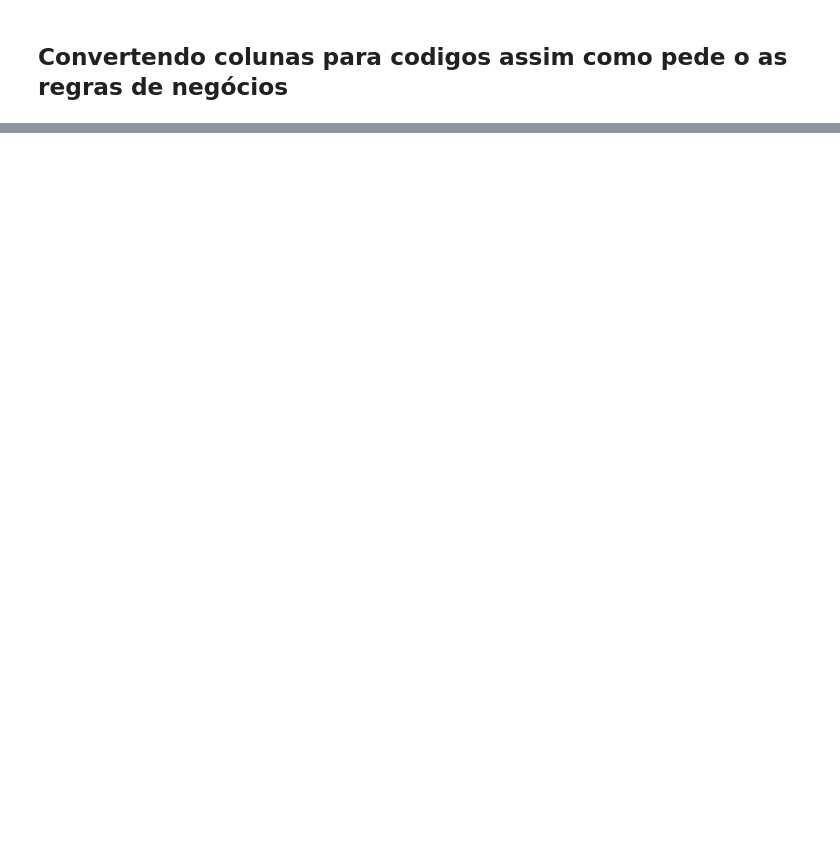
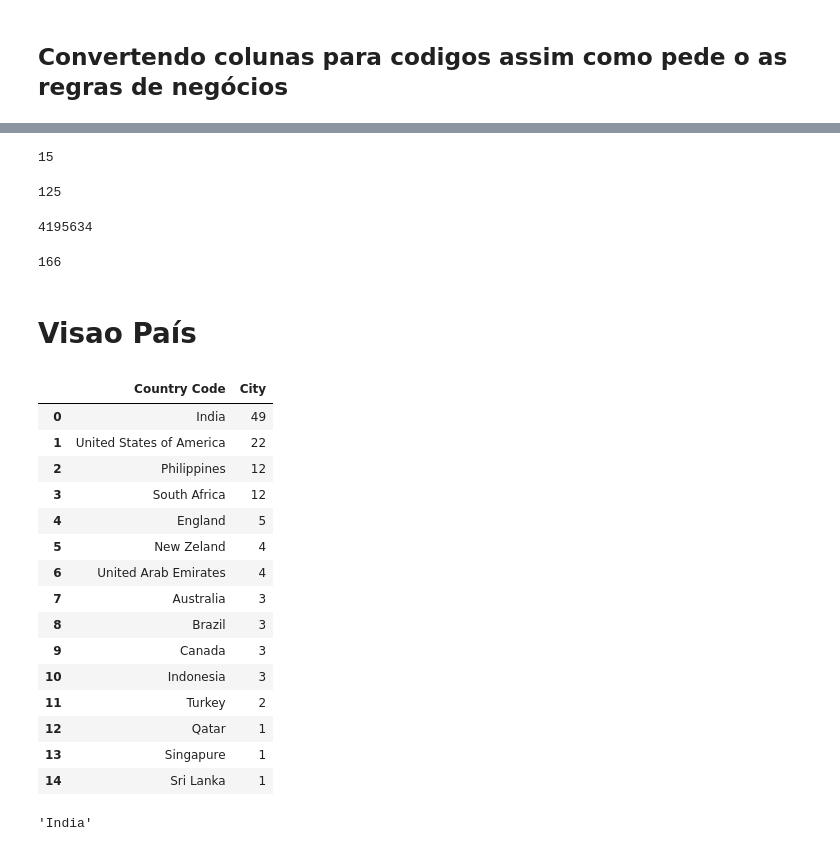
Before and after one commit to evaldocunhaf/Analise-de-dados-FTC-CDS, a Jupyter notebook: analise.ipynb, the cells around one changed output, grey strips where cells are left out. Drawn from its saved outputs; the diff is of its cells as text; code cells hidden in the pictures; blank space fills up the shorter version.

```diff
--- a/analise.ipynb
+++ b/analise.ipynb
@@ -130,0 +163,4 @@ Name: Country Code, Length: 7527, dtype: object
+# %%
+#deixando cada restaurante com apenas uma culinária
+df_limpo["Cuisines"] = df_limpo["Cuisines"].apply(lambda x: str(x).split(",")[0])
+df_limpo["Cuisines"]
@@ -149,5 +198,5 @@ Name: Has Table booking, Length: 7527, dtype: object
 # %%
 #convertendo a coluna de online delivery
 online = {1: "Delivering online", 0:"not delivering online"}
-df_limpo["Has Online"] = df_limpo["Has Online"].map(online)
-df_limpo["Has Online"]
+df_limpo["Has Online delivery"] = df_limpo["Has Online delivery"].map(online)
+df_limpo["Has Online delivery"]
@@ -225,0 +296,47 @@ Name: Rating color, Length: 7527, dtype: object
+# %%
+quantidadePaises = df_limpo["Country Code"].nunique()
+quantidadePaises
+# %% [output]
+15
+# %%
+quantidadeCidades = df_limpo["City"].nunique()
+quantidadeCidades
+# %% [output]
+125
+# %%
+quatidadeAvaliacoes = df_limpo["Votes"].sum()
+int(quatidadeAvaliacoes)
+# %% [output]
+4195634
+# %%
+quantidadeCulinaria = df_limpo["Cuisines"].nunique()
+quantidadeCulinaria
+# %% [output]
+166
+# %% [markdown]
+# Visao País
+# %%
+agrupadoCidade = df_limpo.loc[:, ["City", "Country Code"]].groupby(["Country Code"]).nunique().sort_values(ascending=False, by="City").reset_index()
+agrupadoCidade
+# %% [output]
+|  | Country Code | City |
+| 0 | India | 49 |
+| 1 | United States of America | 22 |
+| 2 | Philippines | 12 |
+| 3 | South Africa | 12 |
+| 4 | England | 5 |
+| 5 | New Zeland | 4 |
+| 6 | United Arab Emirates | 4 |
+| 7 | Australia | 3 |
+| 8 | Brazil | 3 |
+| 9 | Canada | 3 |
+| 10 | Indonesia | 3 |
+| 11 | Turkey | 2 |
+| 12 | Qatar | 1 |
+| 13 | Singapure | 1 |
+| 14 | Sri Lanka | 1 |
+# %%
+paisMaisCidade = agrupadoCidade.iloc[0,0]
+paisMaisCidade
+# %% [output]
+'India'
```
Also changed, not shown: parts of 32 cells of this notebook, 1 other file.
